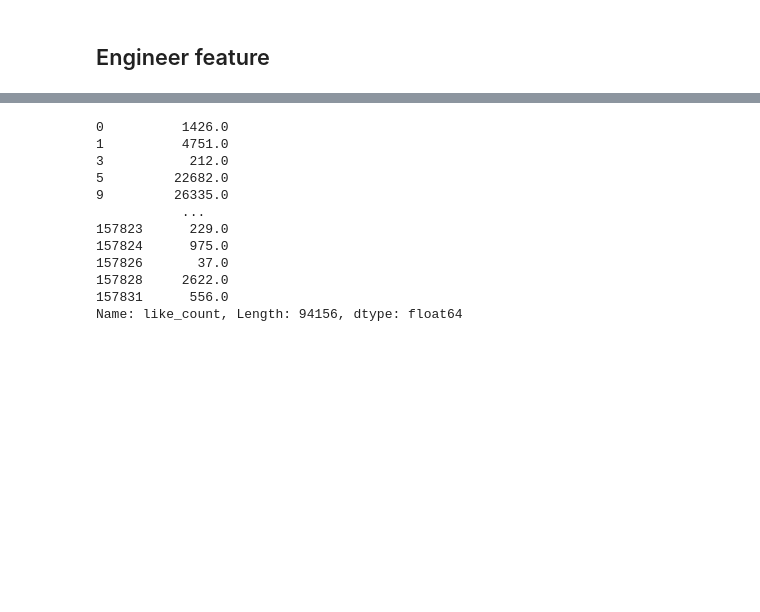
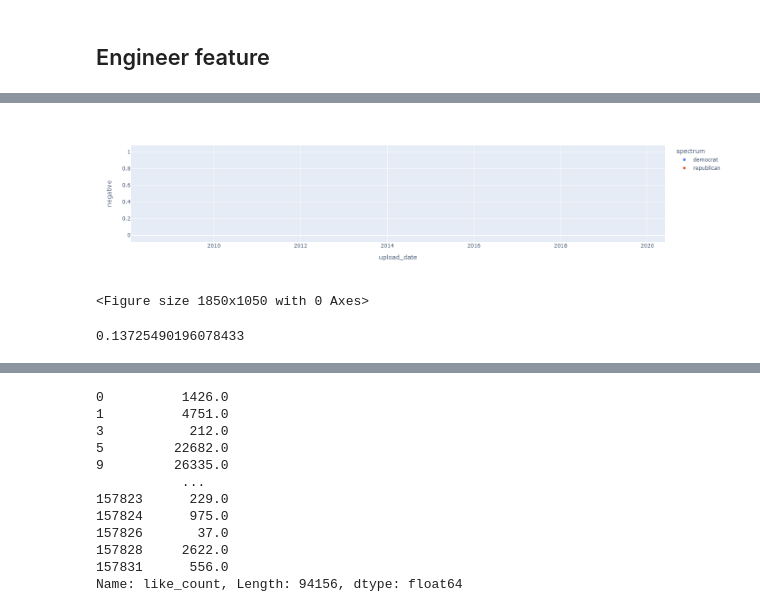
Before and after one commit to epfl-ada/ada-2022-project-outliers, a Jupyter notebook: comments_graph_analysis.ipynb, the cells around one changed output, grey strips where cells are left out. Cells and saved outputs as stored; diff of their text form; code cells hidden in the pictures; blank space fills up the shorter version.

Commit message:
New graph analysis

```diff
--- a/comments_graph_analysis.ipynb
+++ b/comments_graph_analysis.ipynb
@@ -118,7 +118,7 @@ videos
 # %% [markdown]
 ## Filter videos that are certain to be in political spectrum
 # %%
-condlist = [videos_clusters.democrat >= 0.8, videos_clusters.republican > 0.8]
+condlist = [videos_clusters.democrat >= 0.5, videos_clusters.republican >=0.5]
 choicelist = ['democrat', 'republican']
 videos_clusters['spectrum'] = np.select(condlist, choicelist, None)
 # %%
@@ -139,0 +157,4 @@ print(videos_clusters.shape[0])
+# %%
+videos_clusters.upload_date = pd.to_datetime(videos_clusters.upload_date)
+# %%
+cluster_0 = videos_clusters[videos_clusters.cluster == 0]
@@ -139,0 +163,10 @@ print(videos_clusters.shape[0])
+# %%
+fig = plt.gcf()
+fig.set_size_inches(18.5, 10.5)
+
+
+fig = px.scatter(cluster_0, x="upload_date", y="negative", color='spectrum')
+fig.show()
+# %% [output]
+[figure, added]
+<Figure size 1850x1050 with 0 Axes>
@@ -139,0 +175,4 @@ print(videos_clusters.shape[0])
+# %%
+daaata.negative.sum()/daaata.negative.count()
+# %% [output]
+0.13725490196078433
```
Also changed, not shown: parts of 22 cells of this notebook.
